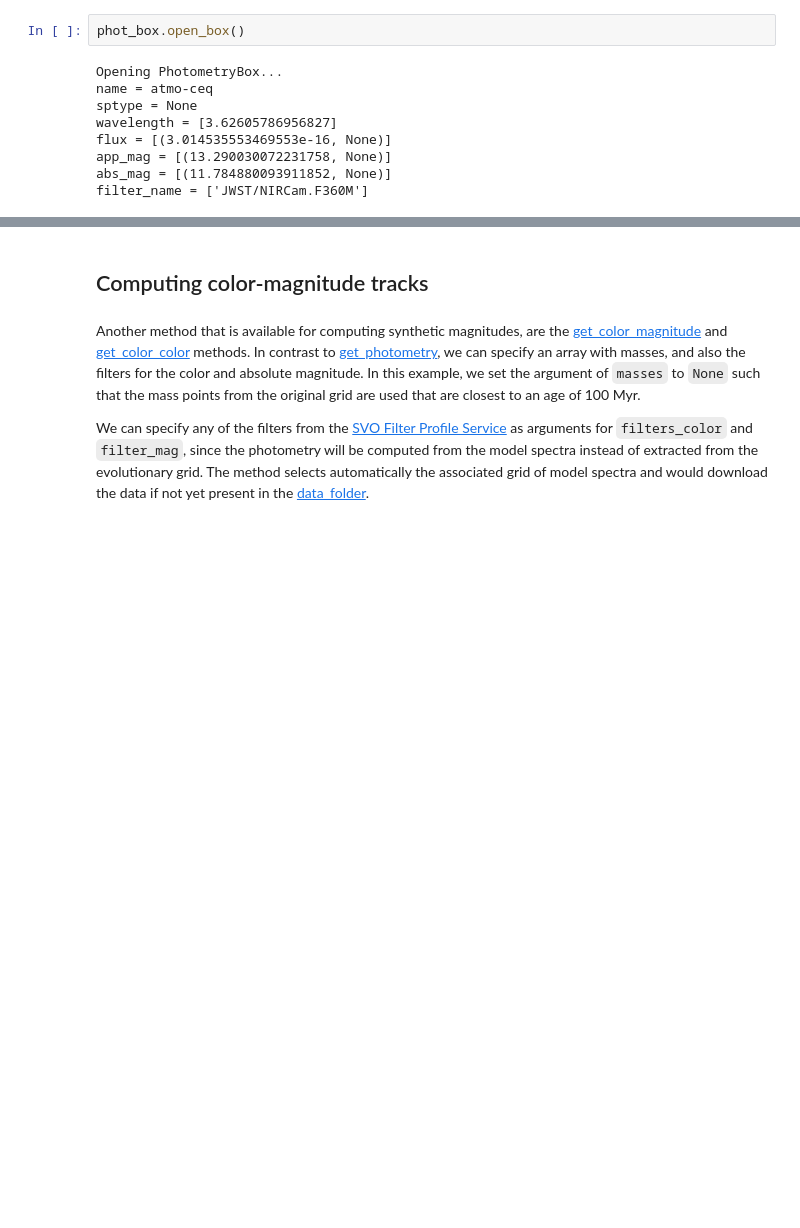
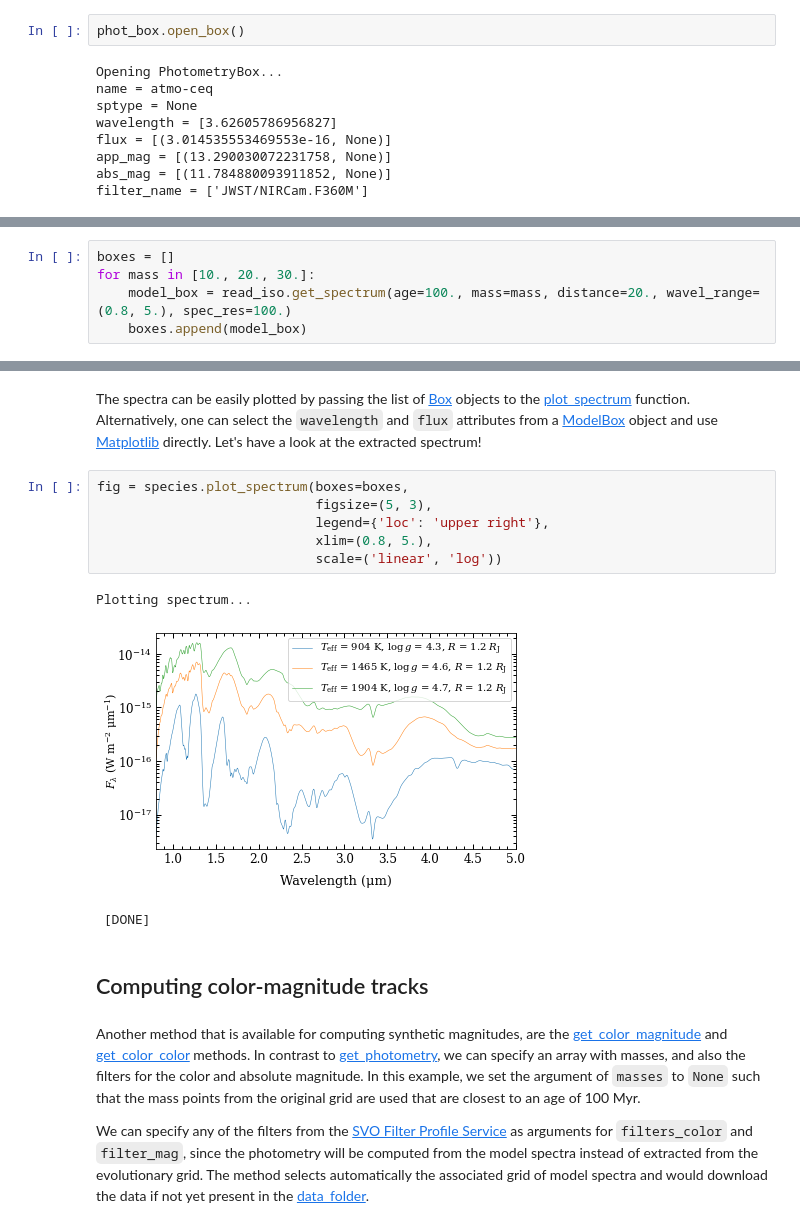
Before and after one commit to tomasstolker/species, a Jupyter notebook: docs/tutorials/read_isochrone.ipynb, the cells around one changed output, grey strips where cells are left out. Drawn from its saved outputs; the diff is of its cells as text; blank space fills up the shorter version.

Commit message:
Added get_spectrum method to ReadIsochrone

```diff
--- a/docs/tutorials/read_isochrone.ipynb
+++ b/docs/tutorials/read_isochrone.ipynb
@@ -205,0 +210,5 @@ filter_name = ['JWST/NIRCam.F360M']
+# %%
+boxes = []
+for mass in [10., 20., 30.]:
+    model_box = read_iso.get_spectrum(age=100., mass=mass, distance=20., wavel_range=(0.8, 5.), spec_res=100.)
+    boxes.append(model_box)
@@ -206,3 +230,15 @@ filter_name = ['JWST/NIRCam.F360M']
+# %% [markdown]
+The spectra can be easily plotted by passing the list of [Box](https://species.readthedocs.io/en/latest/species.core.html#species.core.box.Box) objects to the [plot_spectrum](https://species.readthedocs.io/en/latest/species.plot.html#species.plot.plot_spectrum.plot_spectrum) function. Alternatively, one can select the `wavelength` and `flux` attributes from a [ModelBox](https://species.readthedocs.io/en/latest/species.core.html#species.core.box.ModelBox) object and use [Matplotlib](https://matplotlib.org) directly. Let's have a look at the extracted spectrum!
+# %%
+fig = species.plot_spectrum(boxes=boxes,
+                            figsize=(5, 3),
+                            legend={'loc': 'upper right'},
+                            xlim=(0.8, 5.),
+                            scale=('linear', 'log'))
+# %% [output]
+Plotting spectrum...
+[figure, added]
+ [DONE]
 # %% [markdown]
 ## Computing color-magnitude tracks
 # %% [markdown]
```
Also changed, not shown: parts of 4 cells of this notebook, 2 other files.
